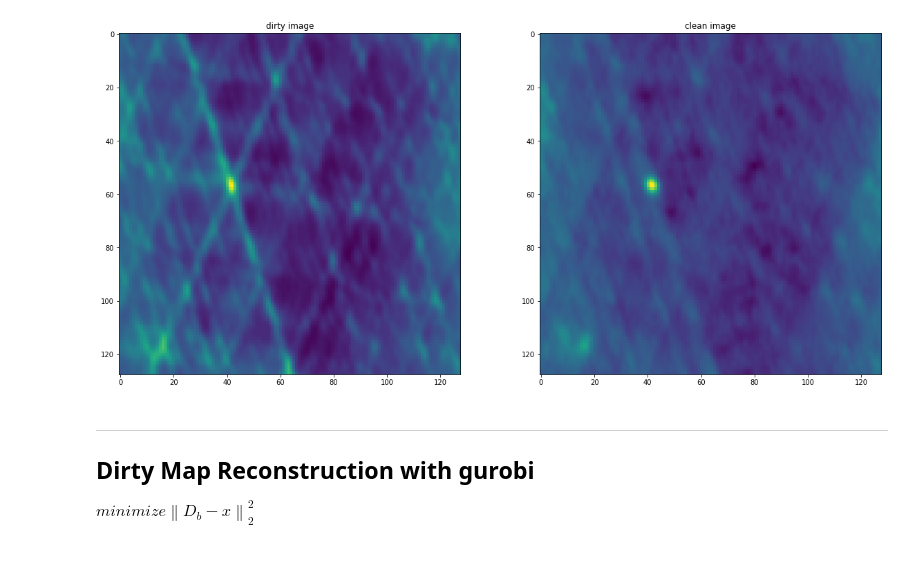
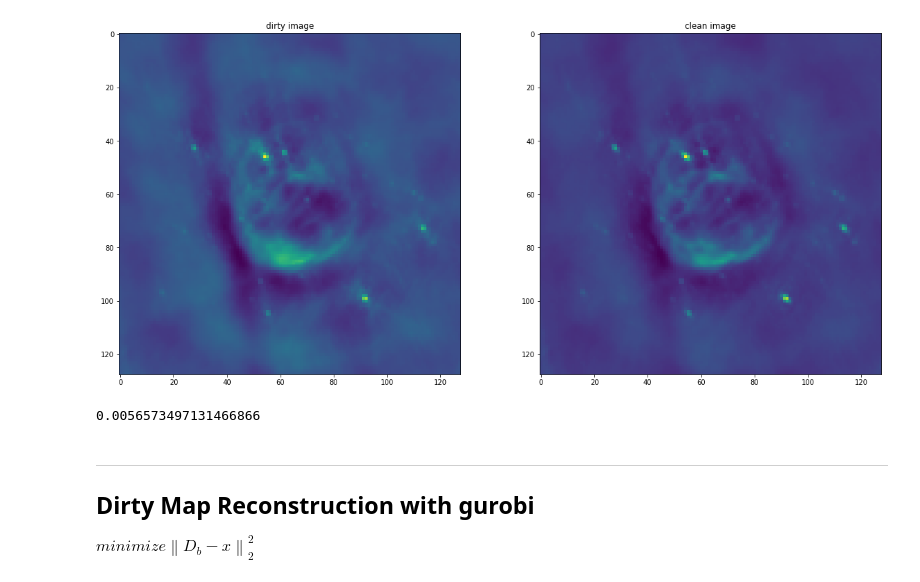
Before and after one commit to lord-blueberry/p7-cs, a Jupyter notebook: sandbox/00-cs-dirty.ipynb, the cells around one changed output. Drawn from its saved outputs; the diff is of its cells as text; code cells hidden in the pictures.

```diff
--- a/sandbox/00-cs-dirty.ipynb
+++ b/sandbox/00-cs-dirty.ipynb
@@ -64,17 +64,21 @@ def convolve2d_circular(D, psf):
 # %%
 #folder = "./img-csv/test_64.64/"
 #folder = "./img-csv/sun.flare00_64.64/"
-folder = "./img-csv/sun.center00_128.128/"
-#folder = "./img-csv/nova00_128.128/"
+#folder = "./img-csv/sun.center00_128.128/"
+folder = "./img-csv/nova00_128.128/"
 
 dirty_map = np.genfromtxt(folder+'dirty.csv', delimiter=',')
 psf_map = np.genfromtxt(folder+'psf.csv', delimiter=',')
 clean_map = np.genfromtxt(folder+'clean.csv', delimiter=',')
 model_map = np.genfromtxt(folder+'model.csv', delimiter=',')
 
 plot_comparison(dirty_map, 'dirty image', clean_map, 'clean image')
 # %% [output]
-[figure, old version]
+[figure, new version]
+# %%
+np.max(model_map)
+# %% [output]
+0.0056573497131466866
 # %% [markdown]
 ***
 
```
Also changed, not shown: parts of 11 cells of this notebook.
